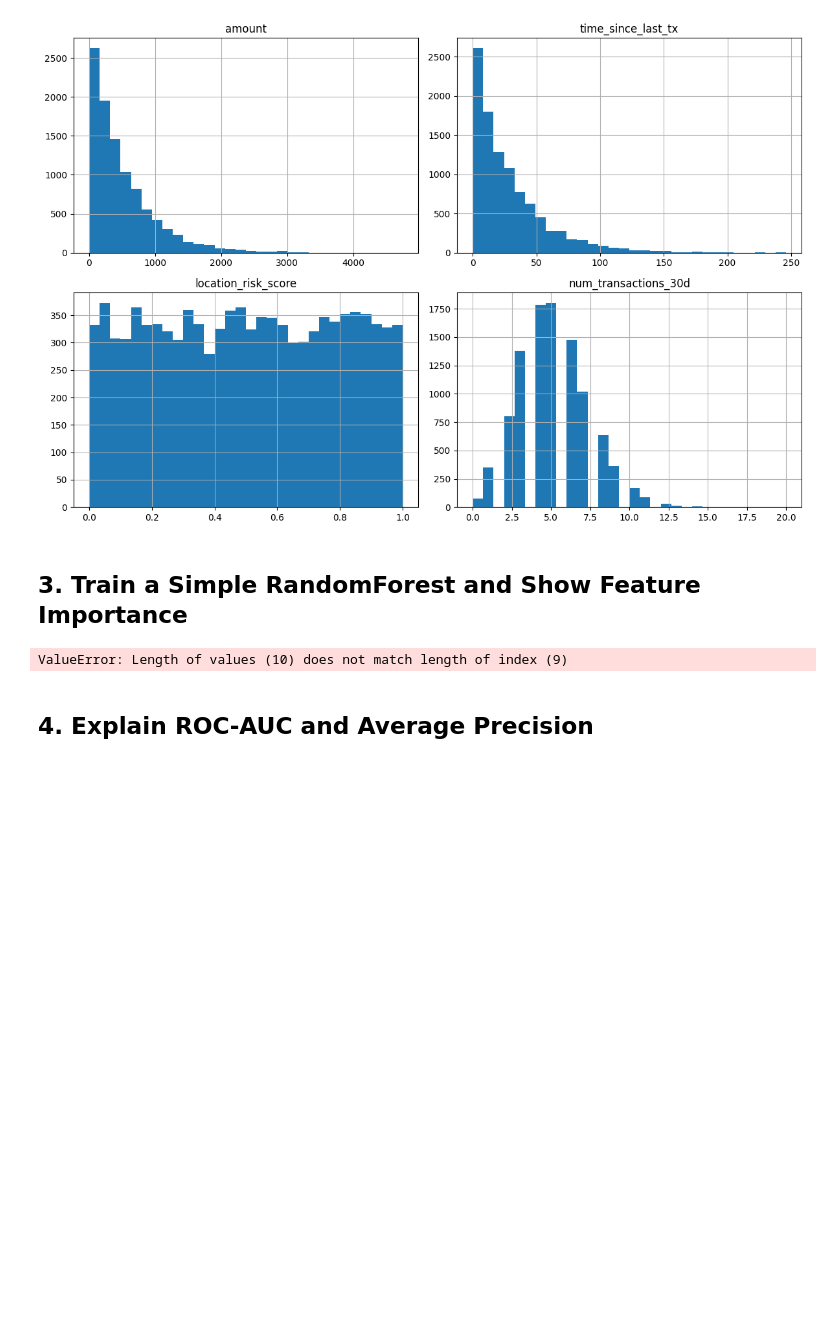
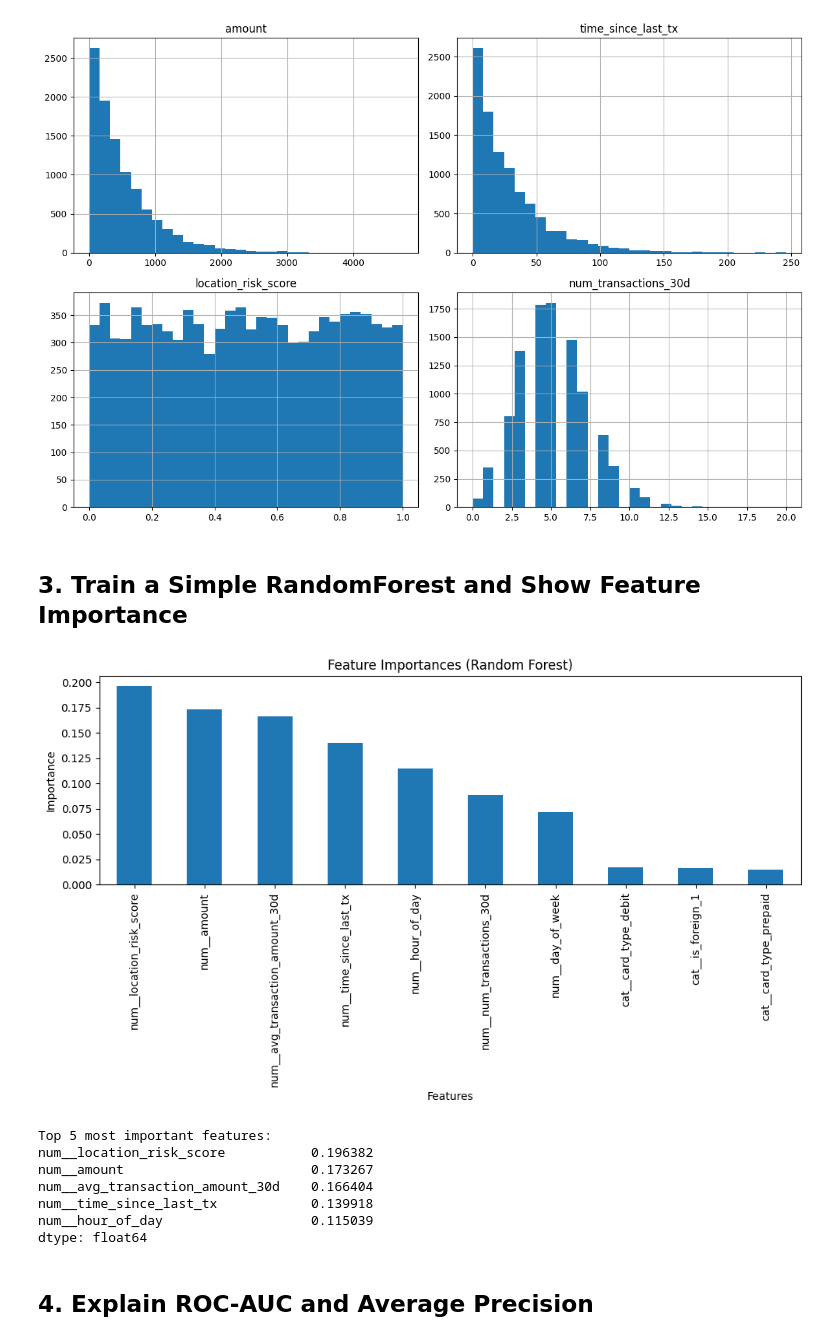
Before and after one commit to AugustAllYear/Sentinel_AI, a Jupyter notebook: eda_model_explanation.ipynb, the cells around one changed output. Saved outputs shown, nothing was run; the diff lists cells and outputs as text; code cells hidden in the pictures; blank space fills up the shorter version.

Commit message:
correct featuer extraction to match train.py

```diff
--- a/eda_model_explanation.ipynb
+++ b/eda_model_explanation.ipynb
@@ -39,23 +39,48 @@ plt.show()
 # %% [markdown]
 ## 3. Train a Simple RandomForest and Show Feature Importance
 # %%
-# Preprocess
+# Generate or load data (using synthetic data for demo)
+df = generate_fraud_data(10000)
+
+# Apply feature engineering (same config as training)
+df = engineer_features(df, config={'velocity': False, 'z_score': True, 'rolling_fraud': False})
+
+# Preprocess the data
 X_train, X_test, y_train, y_test, preprocessor = preprocess_data(df)
 
-# Train model
+# Train RandomForest classifier
 model = RandomForestClassifier(n_estimators=100, random_state=42, class_weight='balanced')
 model.fit(X_train, y_train)
 
-# Feature importance (original feature names)
-feature_names = ['amount', 'time_since_last_tx', 'avg_transaction_amount_30d',
-                 'num_transactions_30d', 'location_risk_score', 'card_type',
-                 'is_foreign', 'hour_of_day', 'day_of_week']
+# Get feature names after preprocessing (includes one-hot encoded names)
+feature_names_encoded = preprocessor.get_feature_names_out()
 importances = model.feature_importances_
-pd.Series(importances, index=feature_names).sort_values(ascending=False).plot(kind='bar', title='Feature Importances')
-plt.savefid("images/feature_importances.png", bbox_inches='tight')
+
+# Create a Series and sort
+feat_imp = pd.Series(importances, index=feature_names_encoded).sort_values(ascending=False)
+
+# Plot
+plt.figure(figsize=(10, 6))
+feat_imp.plot(kind='bar')
+plt.title('Feature Importances (Random Forest)')
+plt.xlabel('Features')
+plt.ylabel('Importance')
+plt.tight_layout()
+plt.savefig("images/feature_importances.png", bbox_inches='tight')
 plt.show()
+
+# Optional: print top 5 features
+print("Top 5 most important features:")
+print(feat_imp.head(5))
 # %% [output]
+[figure, added]
-ValueError: Length of values (10) does not match length of index (9)
+Top 5 most important features:
+num__location_risk_score           0.196382
+num__amount                        0.173267
+num__avg_transaction_amount_30d    0.166404
+num__time_since_last_tx            0.139918
+num__hour_of_day                   0.115039
+dtype: float64
 # %% [markdown]
 ## 4. Explain ROC‑AUC and Average Precision
 # %%
```
Also changed, not shown: 3 other files.
